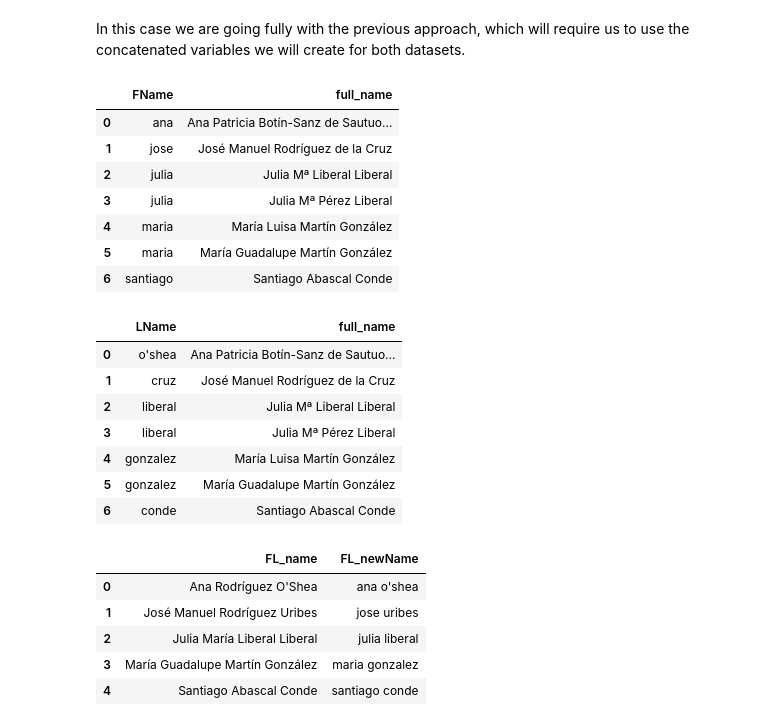
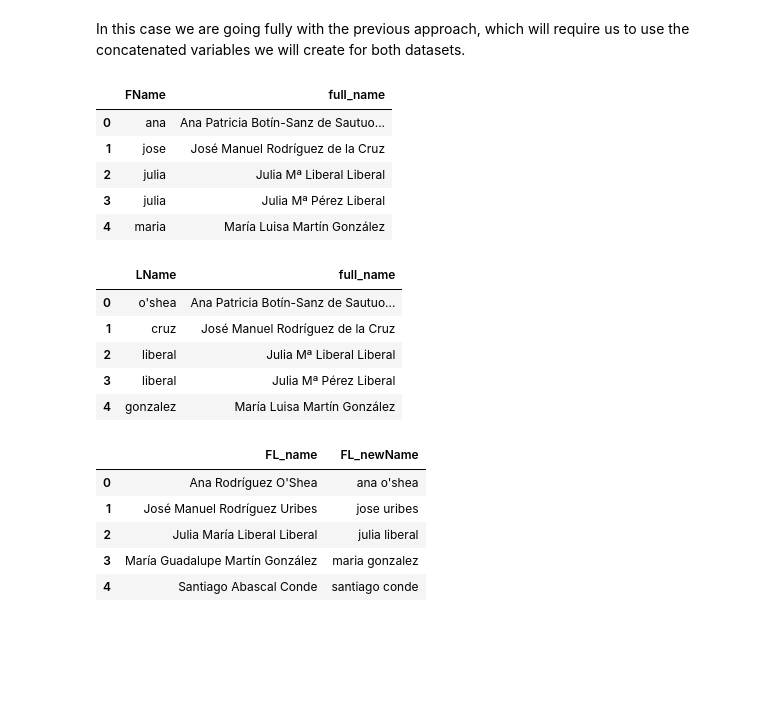
Before and after one commit to RashidCJ/Workshop-Northwestern, a Jupyter notebook: Marcano Rivera Workshop Entity Resolution.ipynb, the cells around one changed output. Cells and saved outputs as stored; diff of their text form; code cells hidden in the pictures; blank space fills up the shorter version.

```diff
--- a/Marcano Rivera Workshop Entity Resolution.ipynb
+++ b/Marcano Rivera Workshop Entity Resolution.ipynb
@@ -526,43 +520,41 @@ In this case we are going fully with the previous approach, which will require u
 # %%
 #Generate a first name variable by copying full name first
 PoliticiansES['FName'] = PoliticiansES['FullName'].copy()
 #the following takes row by row and selects for a pattern using regular expressions (regex)
 for i in range (len(PoliticiansES['FullName'])):
     PoliticiansES['FName'][i] = re.search(r'^[^\s]*', PoliticiansES['FullName'][i]) # capture everything before first space
     PoliticiansES['FName'][i] = PoliticiansES['FName'][i].group(0)
-PoliticiansES[['FName','full_name']].head(10)
+PoliticiansES[['FName','full_name']].head()
 
 #We will do the same here without showing results for managers.
 
 ManagersES['FName'] = ManagersES['FullName'].copy()
 #the following takes row by row and selects for a pattern using regular expressions (regex)
 for i in range (len(ManagersES['FullName'])):
     ManagersES['FName'][i] = re.search(r'^[^\s]*', ManagersES['FullName'][i]) # capture everything before first space
     ManagersES['FName'][i] = ManagersES['FName'][i].group(0)
-ManagersES[['FName','full_name']].head(10)
+ManagersES[['FName','full_name']].head()
 # %% [output]
 |  | FName | full_name |
 | 0 | ana | Ana Patricia Botín-Sanz de Sautuo... |
 | 1 | jose | José Manuel Rodríguez de la Cruz |
 | 2 | julia | Julia Mª Liberal Liberal |
 | 3 | julia | Julia Mª Pérez Liberal |
 | 4 | maria | María Luisa Martín González |
-| 5 | maria | María Guadalupe Martín González |
-| 6 | santiago | Santiago Abascal Conde |
 # %%
 # Extract Last name from full name column in MP data using regex and place it into new LName column
 PoliticiansES['LName'] = PoliticiansES['FullName'].copy()
 for i in range (len(PoliticiansES['FullName'])):
     PoliticiansES['LName'][i] = re.search(r'[^\s]*$', PoliticiansES['FullName'][i]) # capture everything from last space to end
     PoliticiansES['LName'][i] = PoliticiansES['LName'][i].group(0)
-PoliticiansES[['LName','full_name']].head(10)
+PoliticiansES[['LName','full_name']].head()
 
 #We will do the same here without showing results for managers.
 ManagersES['LName'] = ManagersES['FullName'].copy()
 for i in range (len(ManagersES['FullName'])):
     ManagersES['LName'][i] = re.search(r'[^\s]*$', ManagersES['FullName'][i]) # capture everything from last space to end
     ManagersES['LName'][i] = ManagersES['LName'][i].group(0)
-ManagersES[['LName','full_name']].head(10)
+ManagersES[['LName','full_name']].head()
 # %% [output]
 |  | LName | full_name |
 | 0 | o'shea | Ana Patricia Botín-Sanz de Sautuo... |
@@ -570,8 +562,6 @@ ManagersES[['LName','full_name']].head(10)
 | 2 | liberal | Julia Mª Liberal Liberal |
 | 3 | liberal | Julia Mª Pérez Liberal |
 | 4 | gonzalez | María Luisa Martín González |
-| 5 | gonzalez | María Guadalupe Martín González |
-| 6 | conde | Santiago Abascal Conde |
 # %%
 #we concatenate first and last names as follows:
 PoliticiansES['FL_newName']=PoliticiansES['FName']+' '+PoliticiansES['LName']
```
Also changed, not shown: parts of 13 cells of this notebook, 1 other file.
